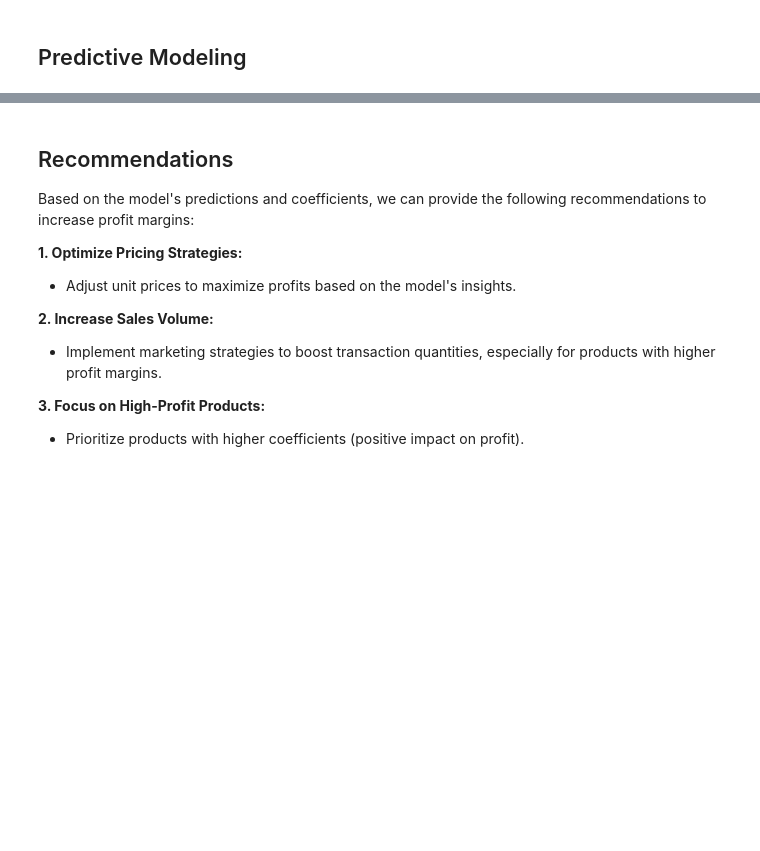
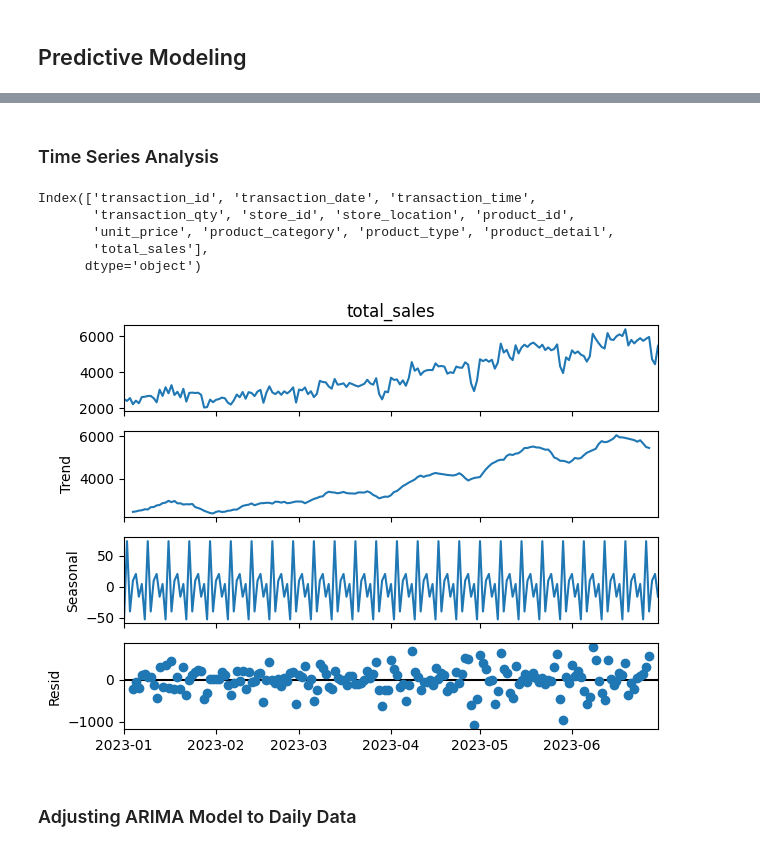
Before and after one commit to iamarslankhalid/Predictive_Analysis_Coffee_Shop, a Jupyter notebook: predictive_analysis.ipynb, the cells around one changed output, grey strips where cells are left out. Saved outputs shown, nothing was run; the diff lists cells and outputs as text; code cells hidden in the pictures; blank space fills up the shorter version.

```diff
--- a/predictive_analysis.ipynb
+++ b/predictive_analysis.ipynb
@@ -342,13 +359,2 @@ coefficients
-# %% [markdown]
-## Recommendations
-
-Based on the model's predictions and coefficients, we can provide the following recommendations to increase profit margins:
-
-**1. Optimize Pricing Strategies:**
-- Adjust unit prices to maximize profits based on the model's insights.
-
-**2. Increase Sales Volume:**
-- Implement marketing strategies to boost transaction quantities, especially for products with higher profit margins.
-
-**3. Focus on High-Profit Products:**
-- Prioritize products with higher coefficients (positive impact on profit).
+# %% [markdown]
+### Time Series Analysis
@@ -354,0 +363,27 @@ Based on the model's predictions and coefficients, we can provide the following
+# %%
+# Check the column names to find the correct date column name
+print(data_cleaned.columns)
+# %% [output]
+Index(['transaction_id', 'transaction_date', 'transaction_time',
+       'transaction_qty', 'store_id', 'store_location', 'product_id',
+       'unit_price', 'product_category', 'product_type', 'product_detail',
+       'total_sales'],
+      dtype='object')
+# %%
+# Assuming the date column is named 'transaction_date' (or replace it with the correct one)
+data_cleaned['transaction_date'] = pd.to_datetime(data_cleaned['transaction_date'])
+
+# Aggregate total sales by day for time series analysis
+daily_sales = data_cleaned.set_index('transaction_date').resample('D')['total_sales'].sum()
+
+# Fill missing days with 0 sales
+daily_sales = daily_sales.fillna(0)
+# %%
+# Time series decomposition
+decomposition = sm.tsa.seasonal_decompose(daily_sales, model='additive')
+decomposition.plot()
+plt.show()
+# %% [output]
+[figure, added]
+# %% [markdown]
+### Adjusting ARIMA Model to Daily Data
```
Also changed, not shown: parts of 46 cells of this notebook, 2 other files.
